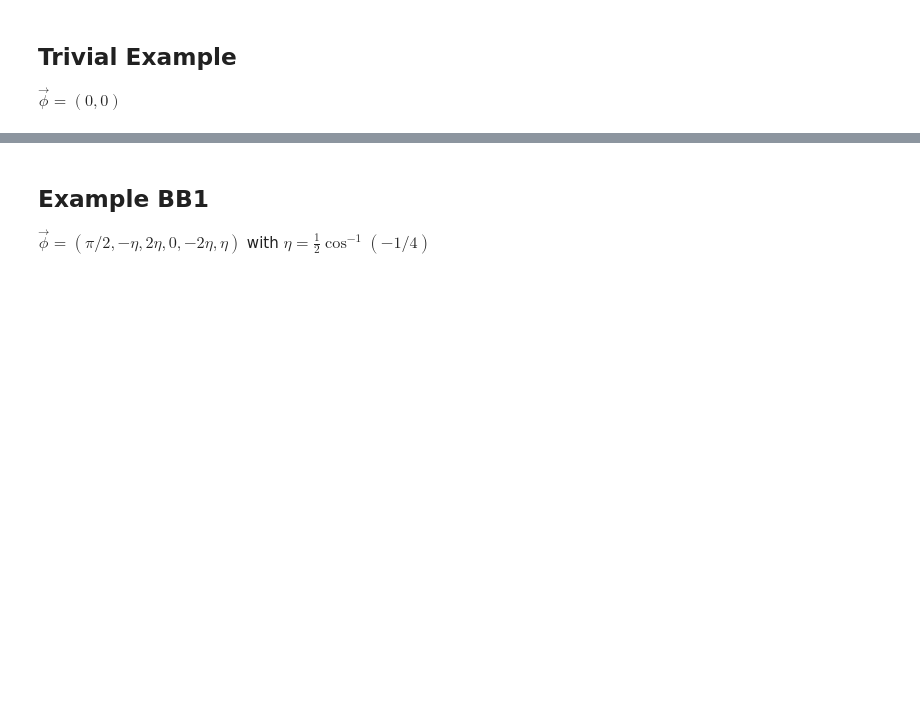
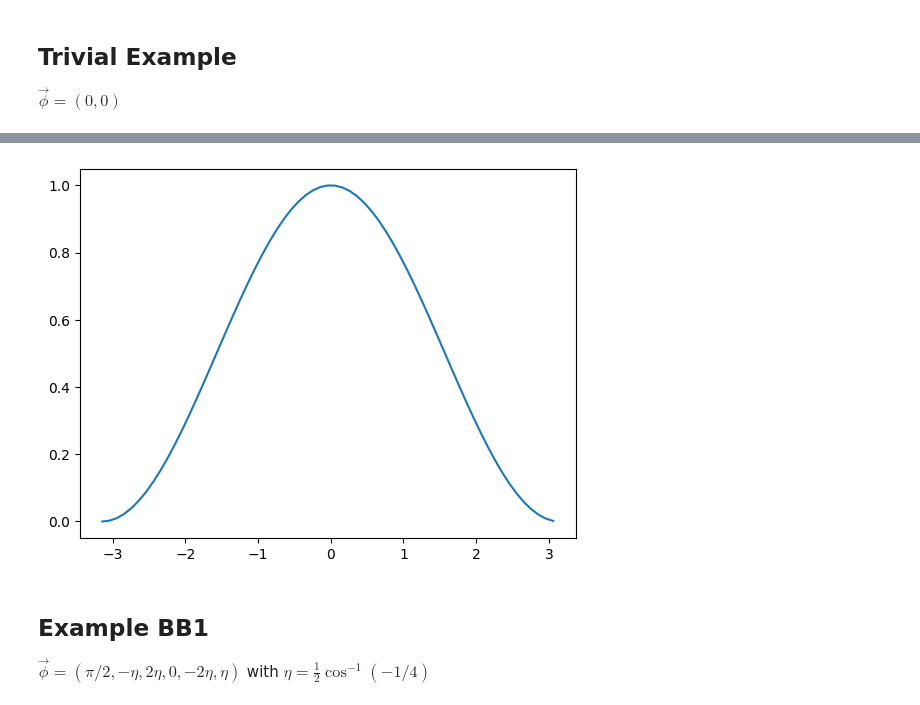
Before and after one commit to thilomueller/Seminar-Quantum-Computing, a Jupyter notebook: QSP_qiskit.ipynb, the cells around one changed output, grey strips where cells are left out. Cells and saved outputs as stored; diff of their text form; code cells hidden in the pictures; blank space fills up the shorter version.

```diff
--- a/QSP_qiskit.ipynb
+++ b/QSP_qiskit.ipynb
@@ -33,4 +34,14 @@ def QSP(phi_vec, a):
     return circuit
+# %%
+def get_matrix(circ):
+    """
+    Takes a qiskit circuit and returns the corresponding matrix
+    """
+    backend = Aer.get_backend('unitary_simulator')
+    job = execute(circ, backend)
+    result = job.result()
+    matrix = np.array(result.get_unitary(circ, decimals=15))
+    return matrix
 # %% [markdown]
 ## Trivial Example
 $ \vec{\phi} = (0,0) $
@@ -47,3 +58,13 @@ qc.draw('mpl', style="bw")
+# %%
+theta_vec_triv = np.arange(start=-np.pi, stop=np.pi, step=0.1)
+a_vec_triv = [np.cos(-1/2*theta) for theta in theta_vec_triv]
+
+transformation = [np.square(np.abs(get_matrix(QSP(phi_vec_triv, a))[0][0])) for a in a_vec_triv]
+
+plt.plot(theta_vec_triv, transformation)
+plt.show()
+# %% [output]
+[figure, added]
 # %% [markdown]
 ## Example BB1
 $ \vec{\phi} = (\pi/2, -\eta, 2\eta, 0, -2\eta, \eta) $ with $ \eta = \frac{1}{2} \cos^{-1}(-1/4) $
```
Also changed, not shown: parts of 5 cells of this notebook.
